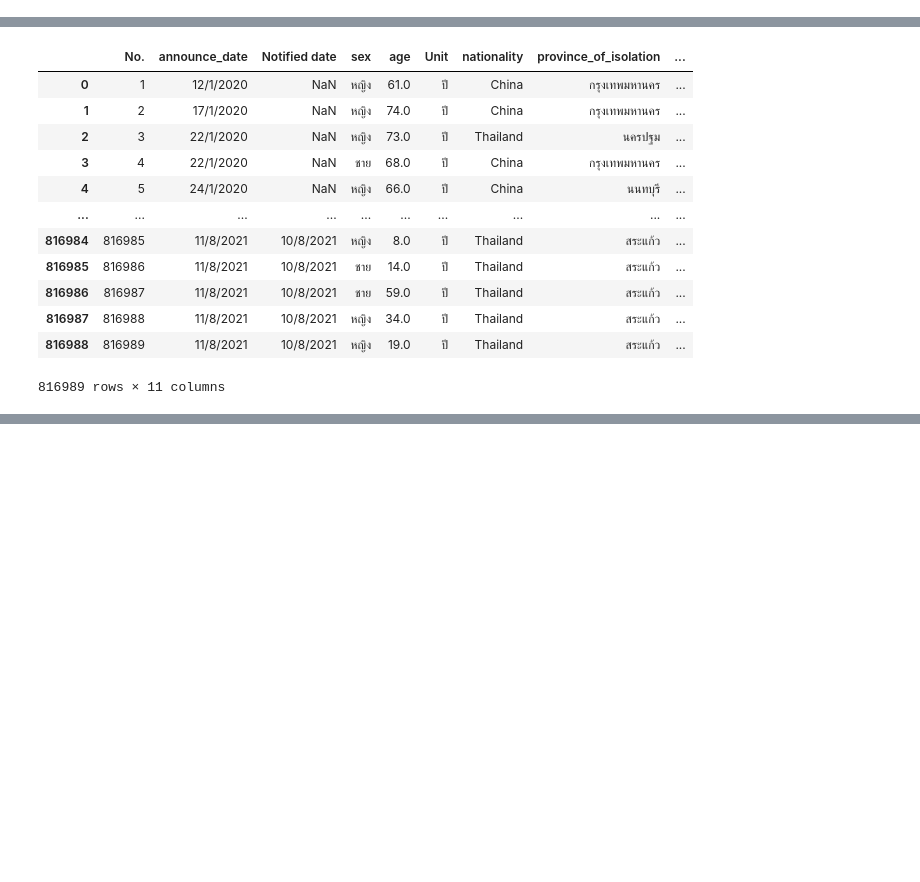
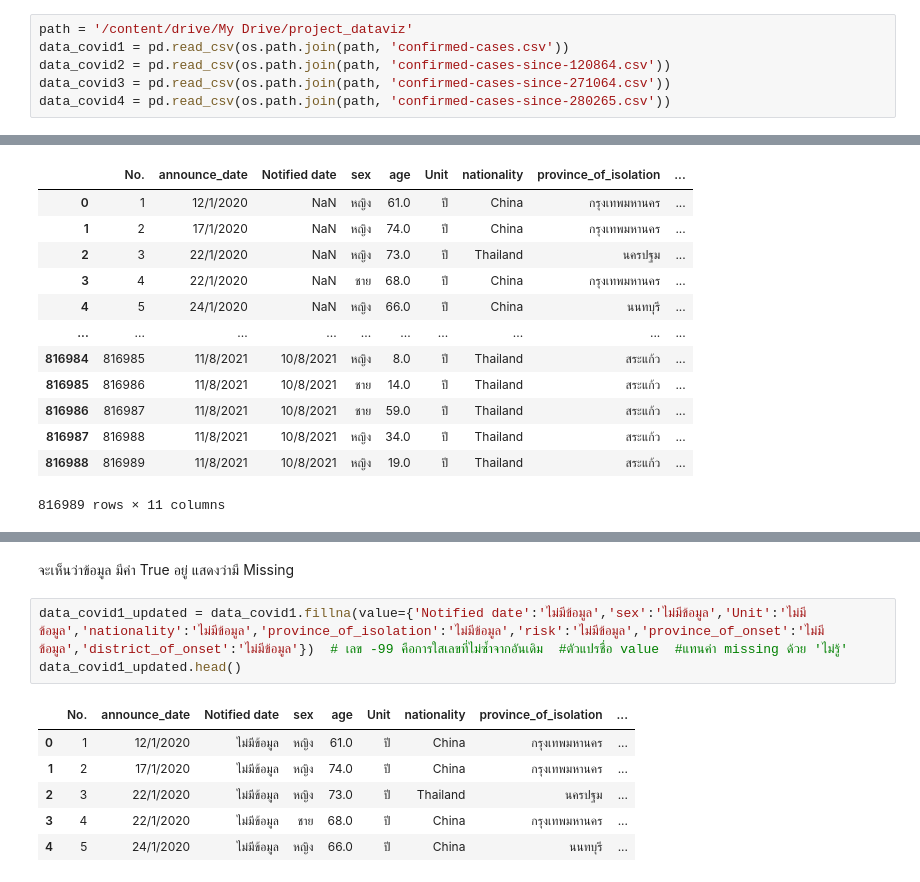
Before and after one commit to suphalaksana/data_viz_2022, a Jupyter notebook: Final_Project.ipynb, the cells around one changed output, grey strips where cells are left out. Cells and saved outputs as stored; diff of their text form; blank space fills up the shorter version.

```diff
--- a/Final_Project.ipynb
+++ b/Final_Project.ipynb
@@ -16,0 +16,6 @@ data_covid1 = pd.read_csv(data_file_path)
+# %%
+path = '/content/drive/My Drive/project_dataviz'
+data_covid1 = pd.read_csv(os.path.join(path, 'confirmed-cases.csv'))
+data_covid2 = pd.read_csv(os.path.join(path, 'confirmed-cases-since-120864.csv'))
+data_covid3 = pd.read_csv(os.path.join(path, 'confirmed-cases-since-271064.csv'))
+data_covid4 = pd.read_csv(os.path.join(path, 'confirmed-cases-since-280265.csv'))
@@ -32,0 +59,12 @@ data_covid1
+# %% [markdown]
+จะเห็นว่าข้อมูล มีค่า True อยู่ แสดงว่ามี Missing
+# %%
+data_covid1_updated = data_covid1.fillna(value={'Notified date':'ไม่มีข้อมูล','sex':'ไม่มีข้อมูล','Unit':'ไม่มีข้อมูล','nationality':'ไม่มีข้อมูล','province_of_isolation':'ไม่มีข้อมูล','risk':'ไม่มีข้อมูล','province_of_onset':'ไม่มีข้อมูล','district_of_onset':'ไม่มีข้อมูล'})  # เลข -99 คือการใสเลขที่ไม่ซ้ำจากอันเดิม  #ตัวแปรชื่อ value  #แทนค่า missing ด้วย 'ไม่รู้'
+data_covid1_updated.head()
+# %% [output]
+|  | No. | announce_date | Notified date | sex | age | Unit | nationality | province_of_isolation | ... |
+| 0 | 1 | 12/1/2020 | ไม่มีข้อมูล | หญิง | 61.0 | ปี | China | กรุงเทพมหานคร | ... |
+| 1 | 2 | 17/1/2020 | ไม่มีข้อมูล | หญิง | 74.0 | ปี | China | กรุงเทพมหานคร | ... |
+| 2 | 3 | 22/1/2020 | ไม่มีข้อมูล | หญิง | 73.0 | ปี | Thailand | นครปฐม | ... |
+| 3 | 4 | 22/1/2020 | ไม่มีข้อมูล | ชาย | 68.0 | ปี | China | กรุงเทพมหานคร | ... |
+| 4 | 5 | 24/1/2020 | ไม่มีข้อมูล | หญิง | 66.0 | ปี | China | นนทบุรี | ... |
```
Also changed, not shown: parts of 22 cells of this notebook.
